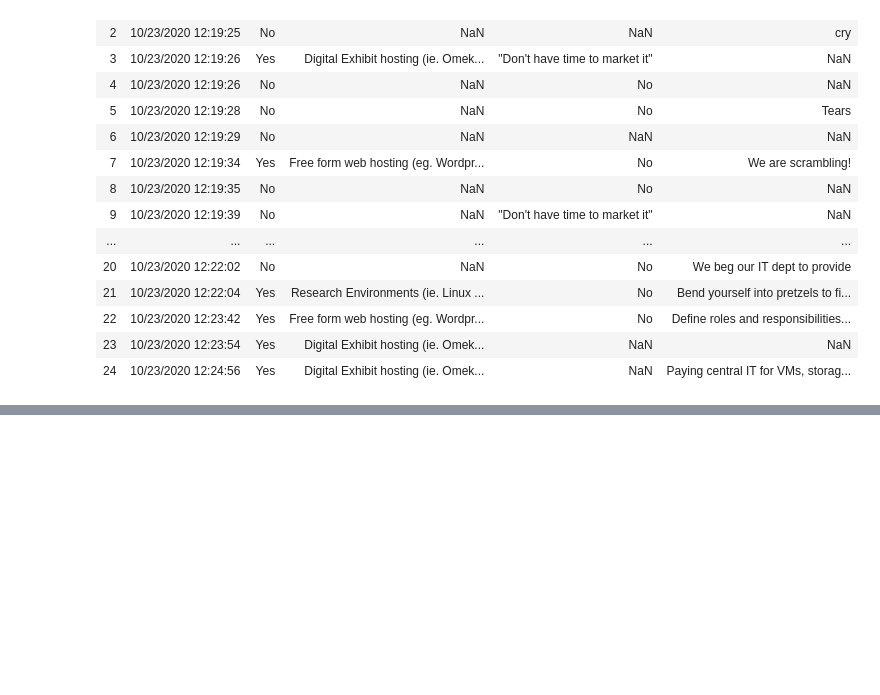
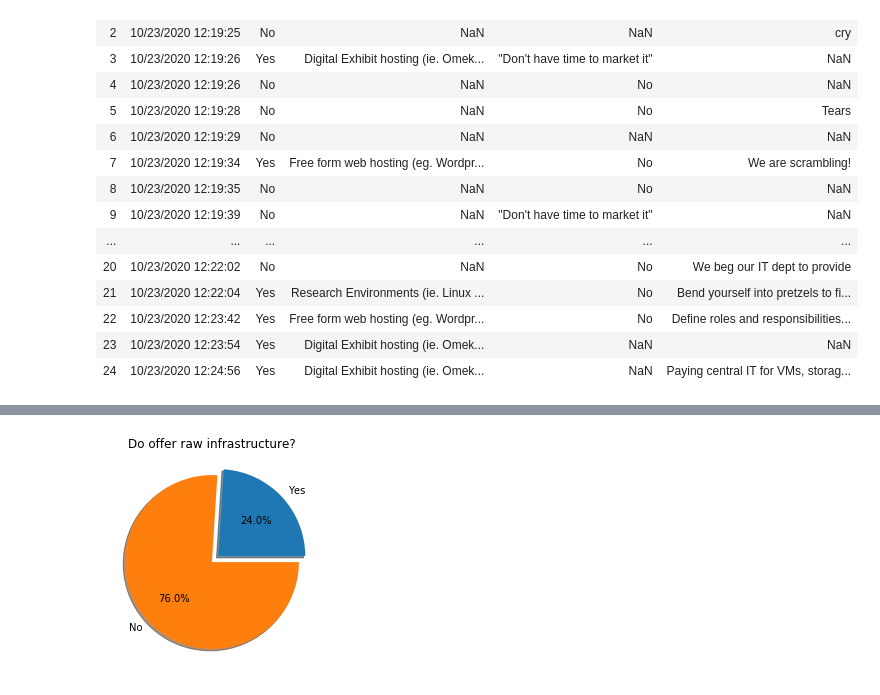
Before and after one commit to elibtronic/access_2020_presentation_survey, a Jupyter notebook: analysis.ipynb, the cells around one changed output, grey strips where cells are left out. Saved outputs shown, nothing was run; the diff lists cells and outputs as text; code cells hidden in the pictures; blank space fills up the shorter version.

```diff
--- a/analysis.ipynb
+++ b/analysis.ipynb
@@ -38 +41,11 @@ AttributeError: 'Series' object has no attribute 'show'
+# %%
+# Do you offer Raw Infrastructure
+
+pie_data = [data[data["raw"] == "Yes"]["raw"].count(),data[data["raw"] == "No"]["raw"].count()]
+pie_labels = ["Yes","No"]
+plt.pie(pie_data,labels=pie_labels, autopct='%1.1f%%',shadow=True,explode = [0.1,0])
+plt.title("Do offer raw infrastructure?")
+plt.show()
+# %% [output]
+[figure, added]
 # %%
```
Also changed, not shown: parts of 7 cells of this notebook, 1 other file.
